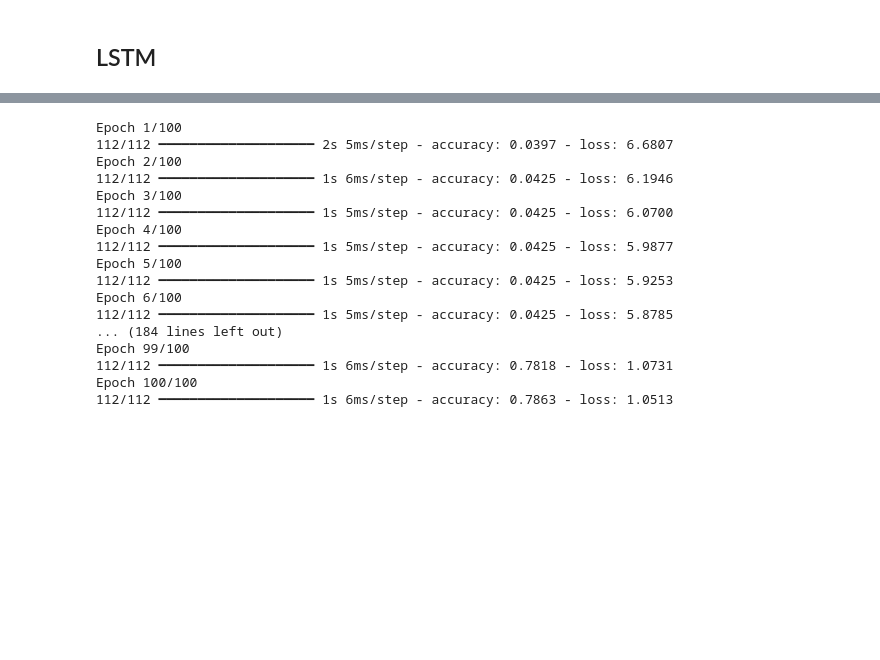
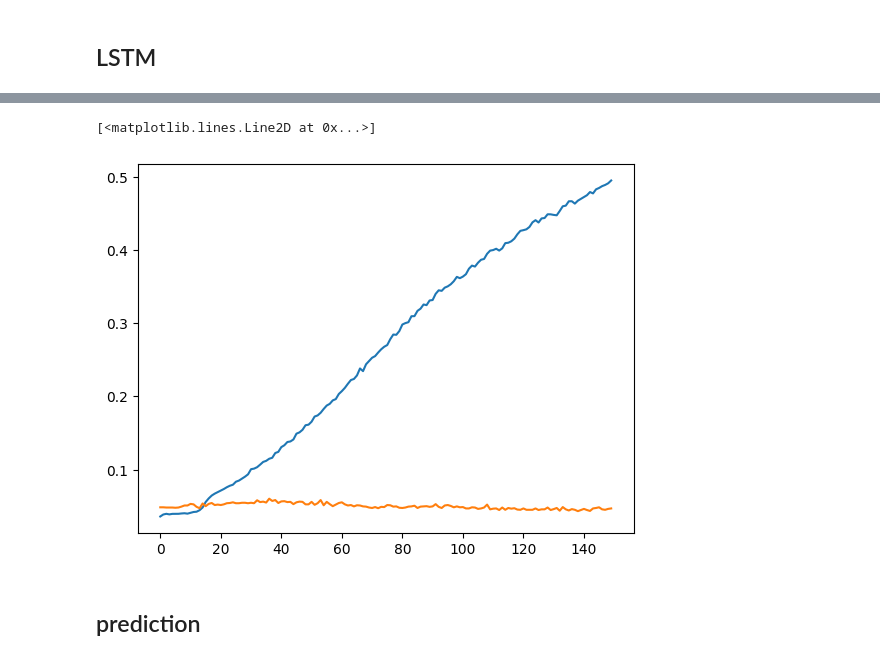
Before and after one commit to user23052036/LSTM_next_word_predictor, a Jupyter notebook: Notebook/lstm_source.ipynb, the cells around one changed output, grey strips where cells are left out. Saved outputs shown, nothing was run; the diff lists cells and outputs as text; code cells hidden in the pictures; blank space fills up the shorter version.

Commit message:
facing problems in training large datasets, need better understanding of LSTM

```diff
--- a/Notebook/lstm_source.ipynb
+++ b/Notebook/lstm_source.ipynb
@@ -245,5 +273,5 @@ len(tokenizer.word_index)
 # %%
-Y = to_categorical(Y, num_classes=len(tokenizer.word_index)+1)
+Y = to_categorical(Y, num_classes=vocab_size+1)
 
 # here we have done categorical encoding of the target variable Y, which is necessary for training a neural network model
 # for multi-class classification because the output layer of the model will have as many neurons as there are unique words in the dataset,
@@ -277,20 +311,20 @@ from tensorflow.keras.layers import Input, Embedding, LSTM, Dense
 # %%
-model1 = Sequential([
-    Input(shape=(11,)),  # Each input sample is a sequence of 11 token IDs
-    Embedding(input_dim=1270, output_dim=64),
+model = Sequential([
+    Input(shape=(12,)),  # Each input sample is a sequence of 12 token IDs
+    Embedding(input_dim=vocab_size+1, output_dim=100, mask_zero=True),
     # Converts each token ID into a 64-dimensional dense vector
     # Output shape: (batch_size, 11, 64)
 
-    # LSTM(100, return_sequences=True),
+    LSTM(100, return_sequences=True, dropout=0.2),
     # Processes the embedded sequence and returns the hidden state at every time step
     # Output shape: (batch_size, 6, 25)
 
-    LSTM(64),
+    LSTM(50, dropout=0.2),
     # Processes the sequence of hidden states from the previous LSTM
     # Since return_sequences=False by default, only the final hidden state is returned
     # Output shape: (batch_size, 10)
 
-    Dense(1270, activation='softmax')
+    Dense(vocab_size+1, activation='softmax')
     # Produces a probability distribution over the 79-word vocabulary
     # Output shape: (batch_size, 79)
 ])
@@ -313,2 +349,2 @@ Model: "sequential_13"
 # %%
-model1.compile(loss='categorical_crossentropy', optimizer='adam', metrics=['accuracy'])
+model.compile(loss='categorical_crossentropy', optimizer='adam', metrics=['accuracy'])
@@ -315,20 +359,9 @@ model1.compile(loss='categorical_crossentropy', optimizer='adam', metrics=['accu
 # %%
-history1 = model1.fit(X, Y, epochs=100, verbose=1)
+history = model.fit(
+    X,
+    Y,
+    epochs=150,
+    batch_size=64,
+    validation_split=0.2,
+    verbose=1
+)
-# %% [output]
-Epoch 1/100
-112/112 ━━━━━━━━━━━━━━━━━━━━ 2s 5ms/step - accuracy: 0.0397 - loss: 6.6807
-Epoch 2/100
-112/112 ━━━━━━━━━━━━━━━━━━━━ 1s 6ms/step - accuracy: 0.0425 - loss: 6.1946
-Epoch 3/100
-112/112 ━━━━━━━━━━━━━━━━━━━━ 1s 5ms/step - accuracy: 0.0425 - loss: 6.0700
-Epoch 4/100
-112/112 ━━━━━━━━━━━━━━━━━━━━ 1s 5ms/step - accuracy: 0.0425 - loss: 5.9877
-Epoch 5/100
-112/112 ━━━━━━━━━━━━━━━━━━━━ 1s 5ms/step - accuracy: 0.0425 - loss: 5.9253
-Epoch 6/100
-112/112 ━━━━━━━━━━━━━━━━━━━━ 1s 5ms/step - accuracy: 0.0425 - loss: 5.8785
-... (184 lines left out)
-Epoch 99/100
-112/112 ━━━━━━━━━━━━━━━━━━━━ 1s 6ms/step - accuracy: 0.7818 - loss: 1.0731
-Epoch 100/100
-112/112 ━━━━━━━━━━━━━━━━━━━━ 1s 6ms/step - accuracy: 0.7863 - loss: 1.0513
@@ -334,0 +380,8 @@ Epoch 100/100
+# %%
+plt.plot(history.history['accuracy'])
+plt.plot(history.history['val_accuracy'])
+# %% [output]
+[<matplotlib.lines.Line2D at 0x...>]
+[figure, added]
+# %% [markdown]
+## prediction
```
Also changed, not shown: parts of 45 cells of this notebook, 4 other files.
